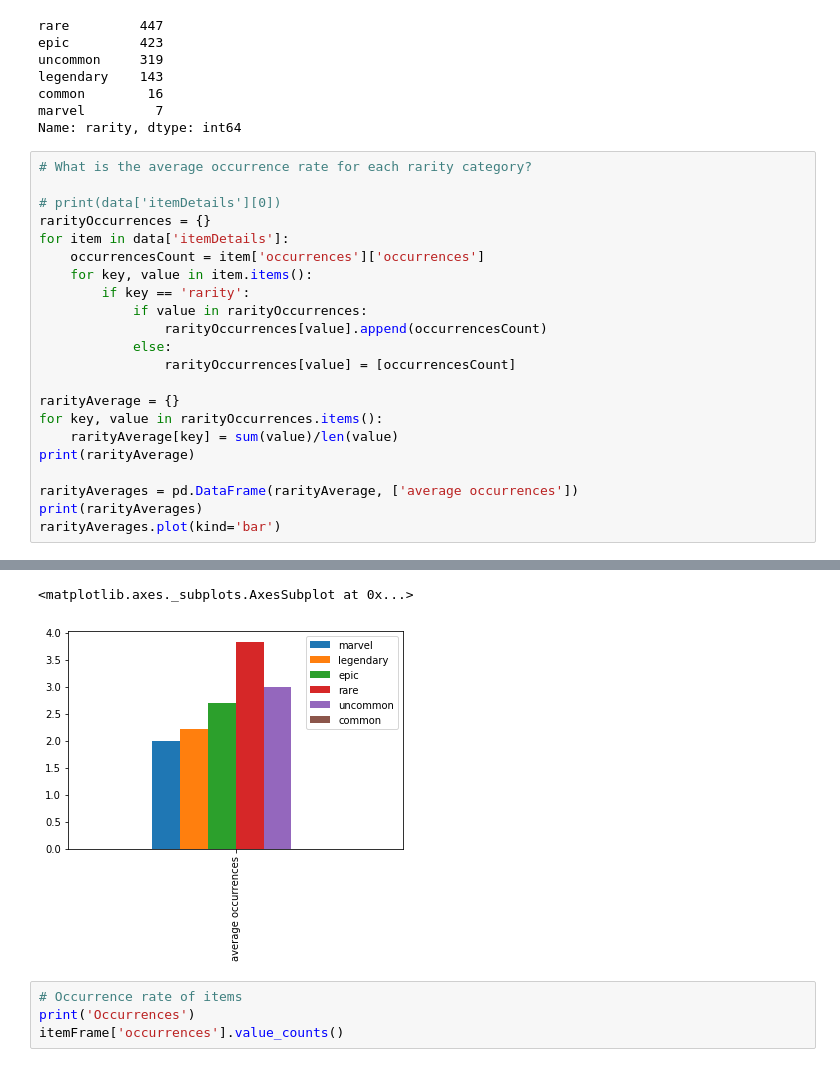
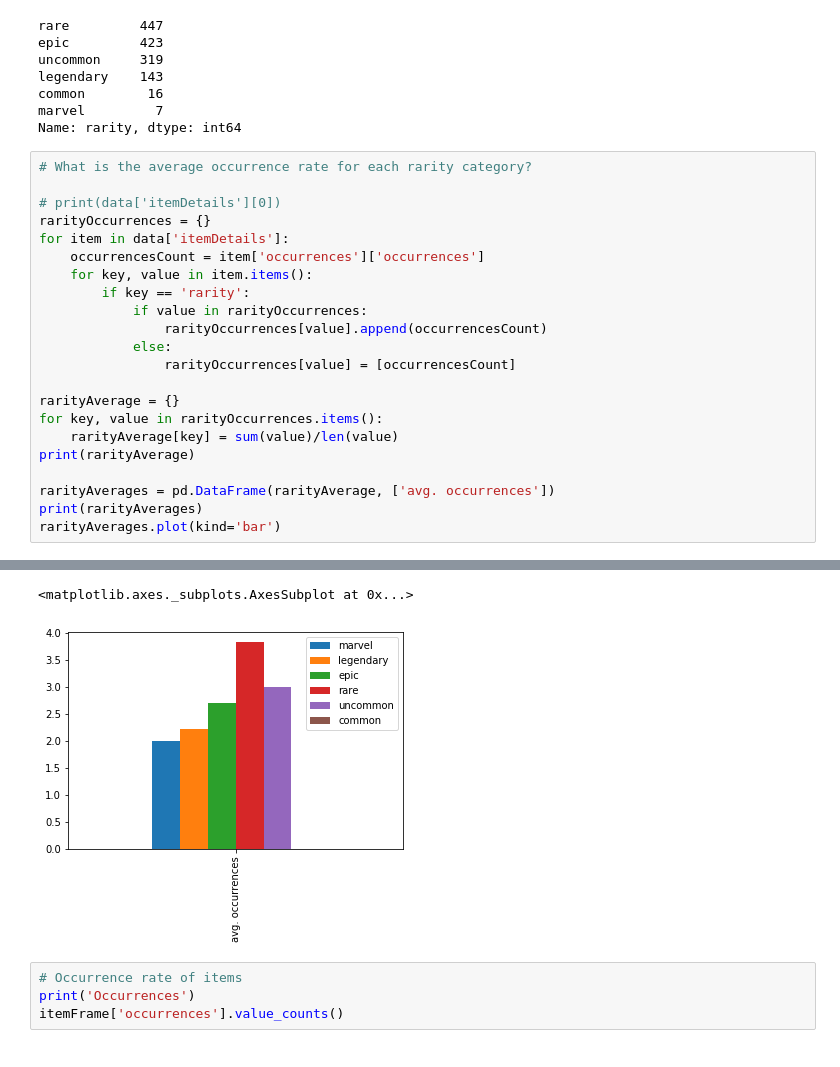
Before and after one commit to espetey/playanalytic, a Jupyter notebook: subjects/fortnite/fortnite.ipynb, the cells around one changed output, grey strips where cells are left out. Saved outputs shown, nothing was run; the diff lists cells and outputs as text.

```diff
--- a/subjects/fortnite/fortnite.ipynb
+++ b/subjects/fortnite/fortnite.ipynb
@@ -140,7 +140,7 @@ for key, value in rarityOccurrences.items():
     rarityAverage[key] = sum(value)/len(value)
 print(rarityAverage)
 
-rarityAverages = pd.DataFrame(rarityAverage, ['average occurrences'])
+rarityAverages = pd.DataFrame(rarityAverage, ['avg. occurrences'])
 print(rarityAverages)
 rarityAverages.plot(kind='bar')
 # %% [output]
@@ -150,5 +150,5 @@ average occurrences     2.0   2.216783  2.702128  3.829978  2.990596     0.0
 <matplotlib.axes._subplots.AxesSubplot at 0x...>
-[figure, old version]
+[figure, new version]
 # %%
 # Occurrence rate of items
 print('Occurrences')
```
Also changed, not shown: parts of 1 cell of this notebook, 1 other file.
